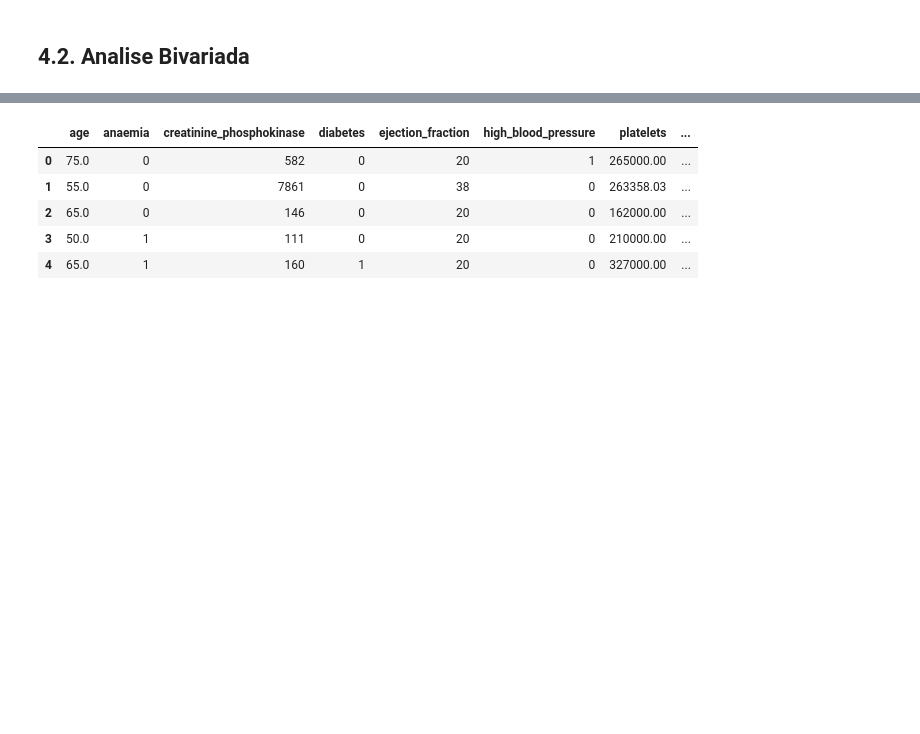
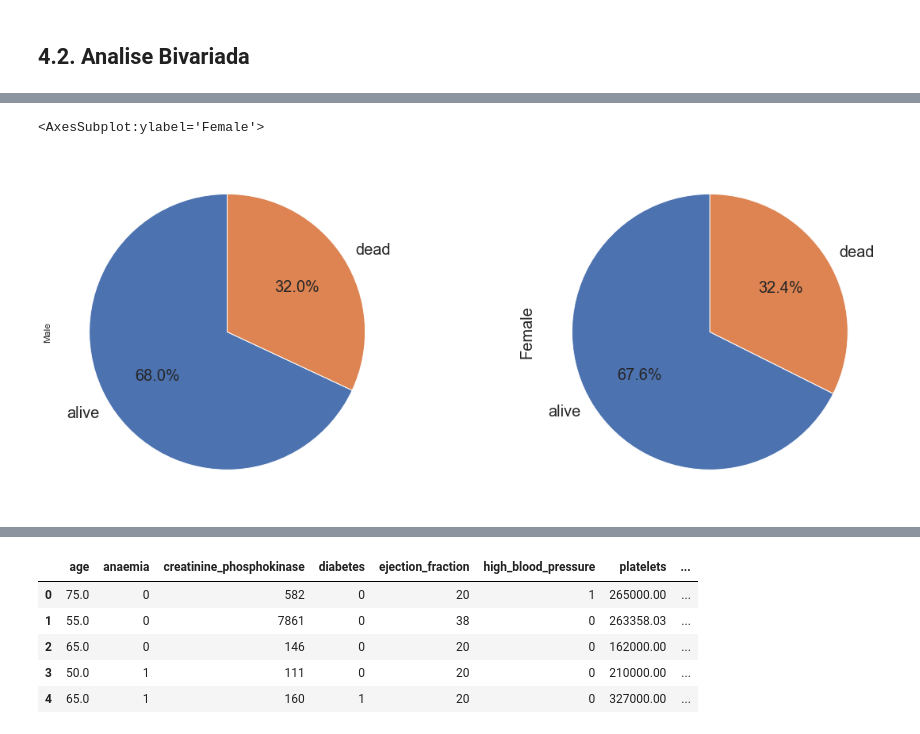
Before and after one commit to alexandrecalmon/cardiac_insufficiency, a Jupyter notebook: m04_v01_cardiac_insufficiency_prediction.ipynb, the cells around one changed output, grey strips where cells are left out. Saved outputs shown, nothing was run; the diff lists cells and outputs as text; code cells hidden in the pictures; blank space fills up the shorter version.

```diff
--- a/m04_v01_cardiac_insufficiency_prediction.ipynb
+++ b/m04_v01_cardiac_insufficiency_prediction.ipynb
@@ -275,0 +273,10 @@ num_attributes.hist( bins=25);
+# %%
+alive_male = len(aux1[aux1['sex'] == 'Male'])
+dead_male = len(aux3[aux3['sex'] == 'Male'])
+
+alive_female = len(aux1[aux1['sex'] == 'Female'])
+dead_female = len(aux3[aux3['sex'] == 'Female'])
+
+aux5 = pd.DataFrame([alive_male,dead_male, alive_female,dead_female])
+# %%
+aux5 = pd.DataFrame(np.array(aux5).reshape(1,4), columns = ('alive_male','dead_male','alive_female','dead_female'))
@@ -289,0 +324,17 @@ sns.barplot(x='smoking', y='death_event', data=aux4)
+# %%
+ax1 = plt.subplot(121, aspect='auto')
+Data = male_soma
+# Data = {'Male': [132,62]};
+df = DataFrame(Data,columns=['Male'],index = ['alive','dead'])
+plt.rc('axes', labelsize=20)
+df.plot(kind='pie', y = 'Male', ax=ax1, autopct='%1.1f%%', startangle=90, shadow=False, legend = False, fontsize=20)
+
+ax1 = plt.subplot(122, aspect='auto')
+Data = female_soma
+# Data = {'Female': [71,34]}
+df = DataFrame(Data,columns=['Female'],index = ['alive','dead'])
+plt.rc('axes', labelsize=20)
+df.plot(kind='pie', y = 'Female', ax=ax1, autopct='%1.1f%%', startangle=90, shadow=False, legend = False, fontsize=20)
+# %% [output]
+<AxesSubplot:ylabel='Female'>
+[figure, added]
```
Also changed, not shown: parts of 19 cells of this notebook.
